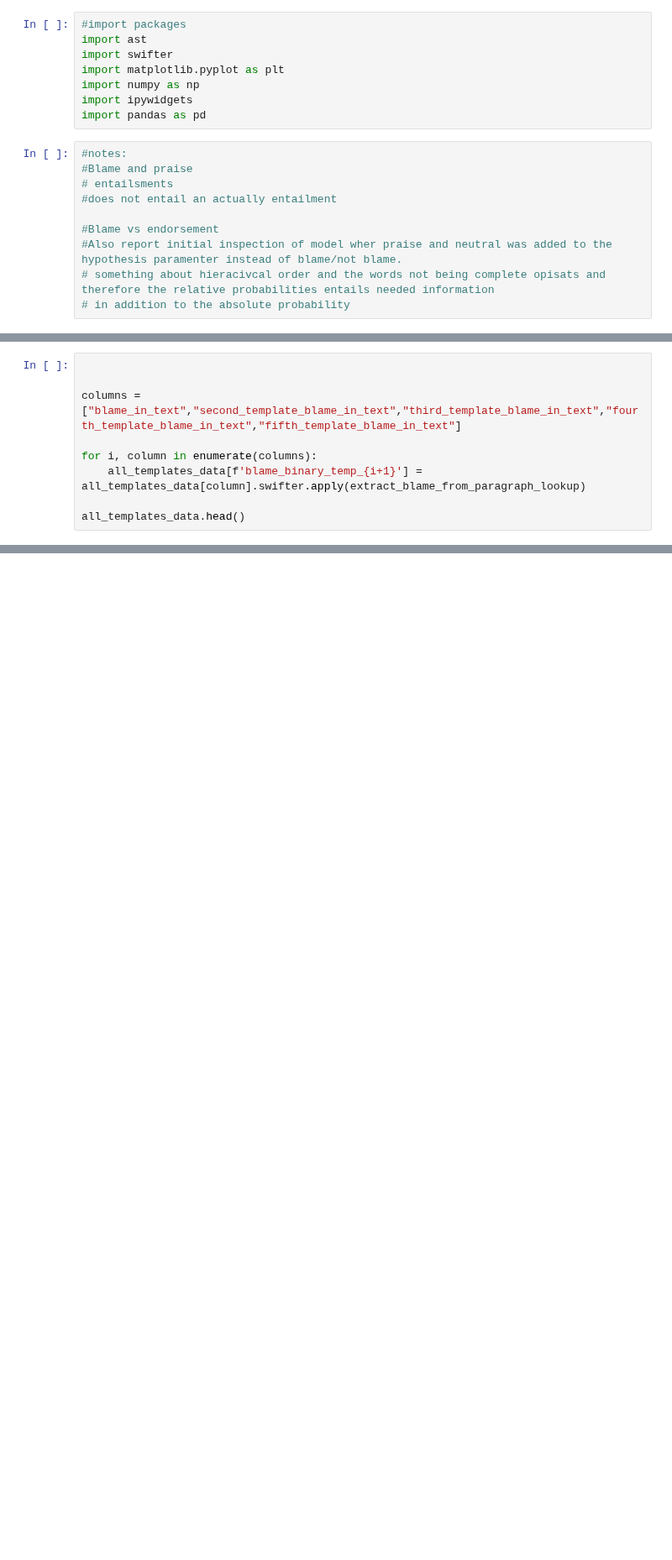
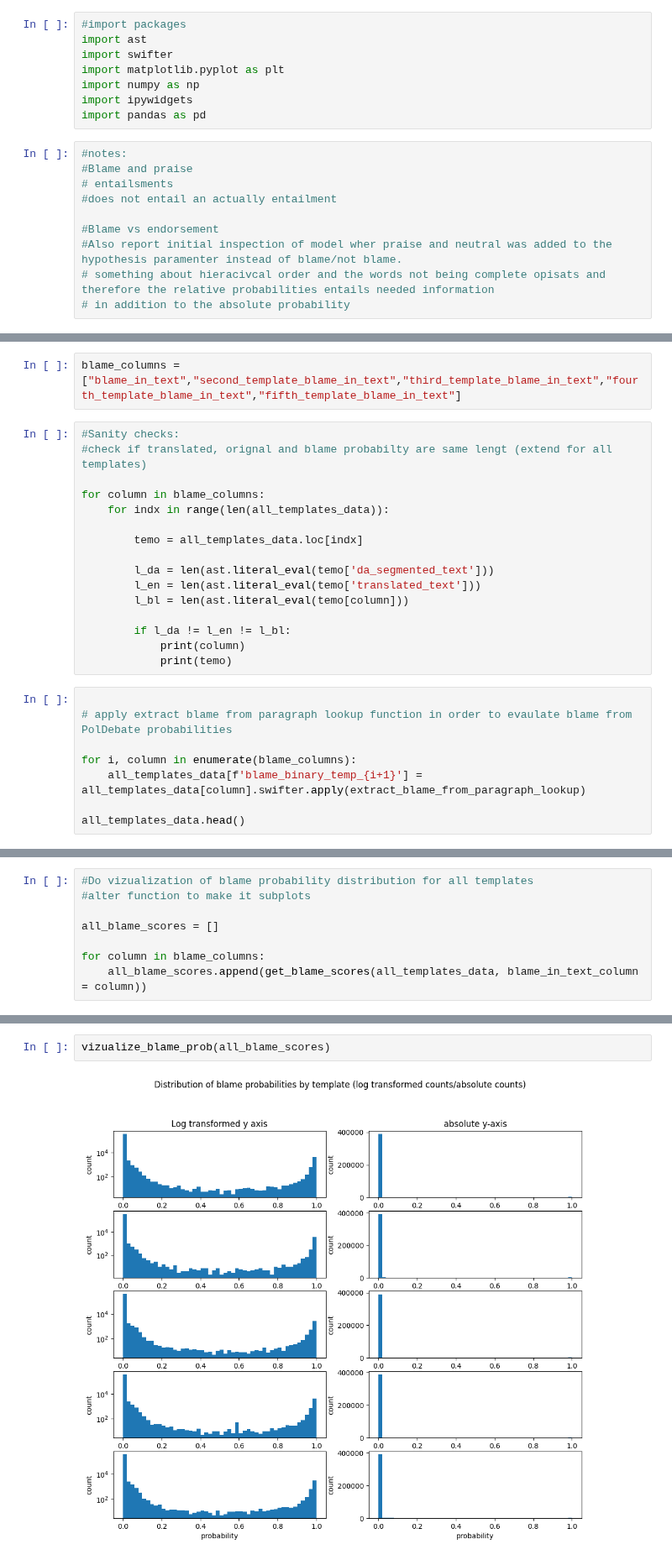
Before and after one commit to Lundsfryd/Bachelor_project, a Jupyter notebook: Prelimenary_blame_detection.ipynb, the cells around one changed output, grey strips where cells are left out. Shown at 84% size. Saved outputs shown, nothing was run; the diff lists cells and outputs as text; blank space fills up the shorter version.

Commit message:
vizualization and preperation of data to json files

```diff
--- a/Prelimenary_blame_detection.ipynb
+++ b/Prelimenary_blame_detection.ipynb
@@ -204,9 +198,26 @@ all_templates_data.head()
+# %%
+blame_columns = ["blame_in_text","second_template_blame_in_text","third_template_blame_in_text","fourth_template_blame_in_text","fifth_template_blame_in_text"]
+# %%
+#Sanity checks:
+#check if translated, orignal and blame probabilty are same lengt (extend for all templates)
+
+for column in blame_columns:
+    for indx in range(len(all_templates_data)):
+
+        temo = all_templates_data.loc[indx]
+
+        l_da = len(ast.literal_eval(temo['da_segmented_text']))
+        l_en = len(ast.literal_eval(temo['translated_text']))
+        l_bl = len(ast.literal_eval(temo[column]))
+
+        if l_da != l_en != l_bl:
+            print(column)
+            print(temo)
 # %%
 
+# apply extract blame from paragraph lookup function in order to evaulate blame from PolDebate probabilities
 
-columns = ["blame_in_text","second_template_blame_in_text","third_template_blame_in_text","fourth_template_blame_in_text","fifth_template_blame_in_text"]
-
-for i, column in enumerate(columns):
+for i, column in enumerate(blame_columns):
     all_templates_data[f'blame_binary_temp_{i+1}'] = all_templates_data[column].swifter.apply(extract_blame_from_paragraph_lookup)
 
 all_templates_data.head()
@@ -212,0 +234,8 @@ all_templates_data.head()
+# %%
+#Do vizualization of blame probability distribution for all templates
+#alter function to make it subplots
+
+all_blame_scores = []
+
+for column in blame_columns:
+    all_blame_scores.append(get_blame_scores(all_templates_data, blame_in_text_column = column))
@@ -212,0 +244,4 @@ all_templates_data.head()
+# %%
+vizualize_blame_prob(all_blame_scores)
+# %% [output]
+[figure, added]
```
Also changed, not shown: parts of 10 cells of this notebook, 1 other file.
